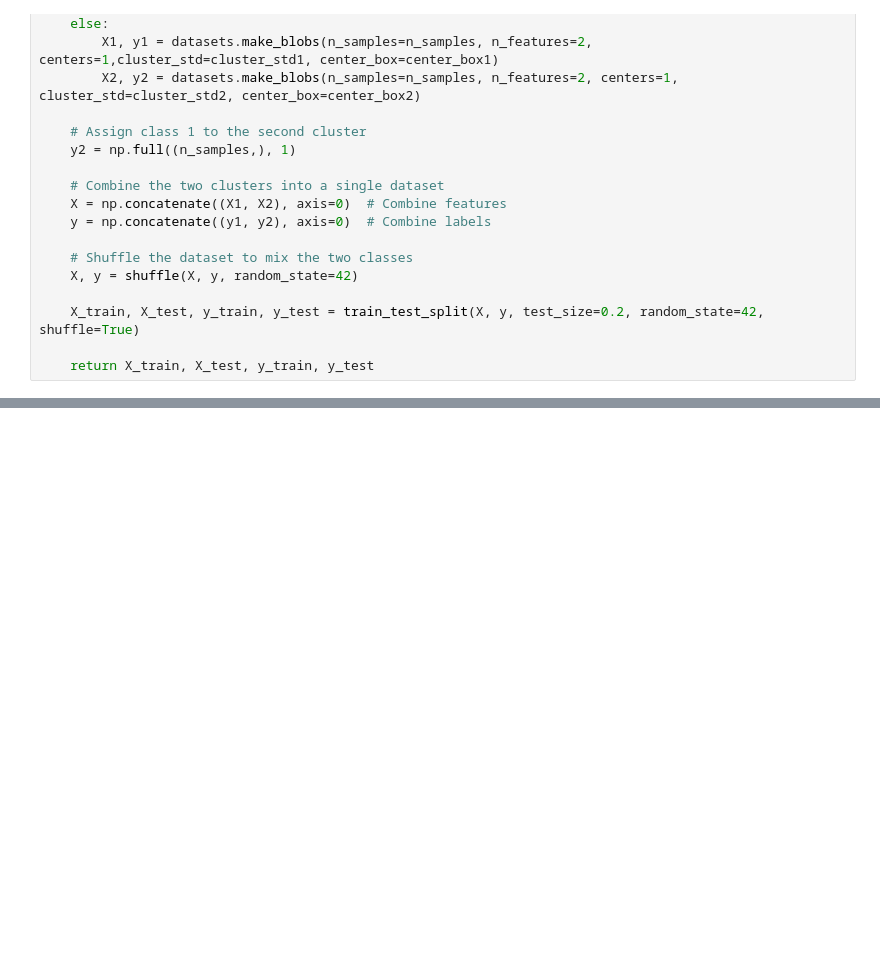
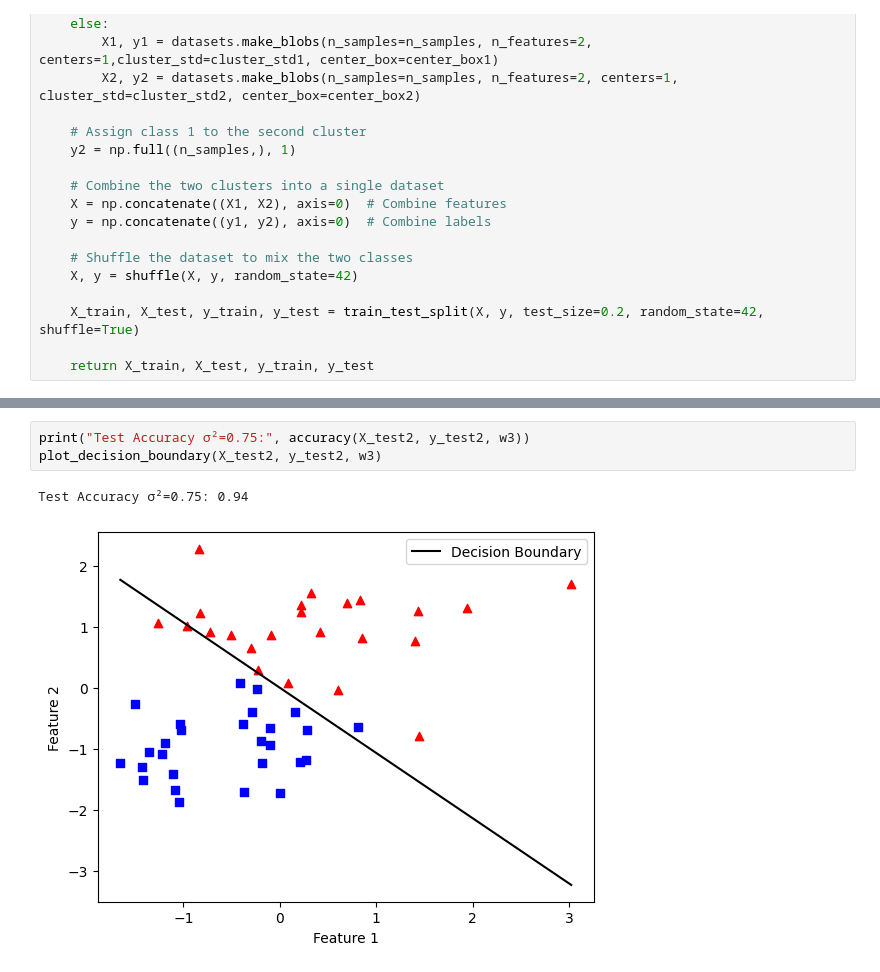
Before and after one commit to yasmineelhakem/deep_learning_labs, a Jupyter notebook: single_layer_perceptron.ipynb, the cells around one changed output, grey strips where cells are left out. Saved outputs shown, nothing was run; the diff lists cells and outputs as text; blank space fills up the shorter version.

```diff
--- a/single_layer_perceptron.ipynb
+++ b/single_layer_perceptron.ipynb
@@ -253,0 +296,6 @@ plot_decision_boundary(X_train2, y_train2, w3)
+# %%
+print("Test Accuracy σ²=0.75:", accuracy(X_test2, y_test2, w3))
+plot_decision_boundary(X_test2, y_test2, w3)
+# %% [output]
+Test Accuracy σ²=0.75: 0.94
+[figure, added]
```
Also changed, not shown: parts of 11 cells of this notebook.
